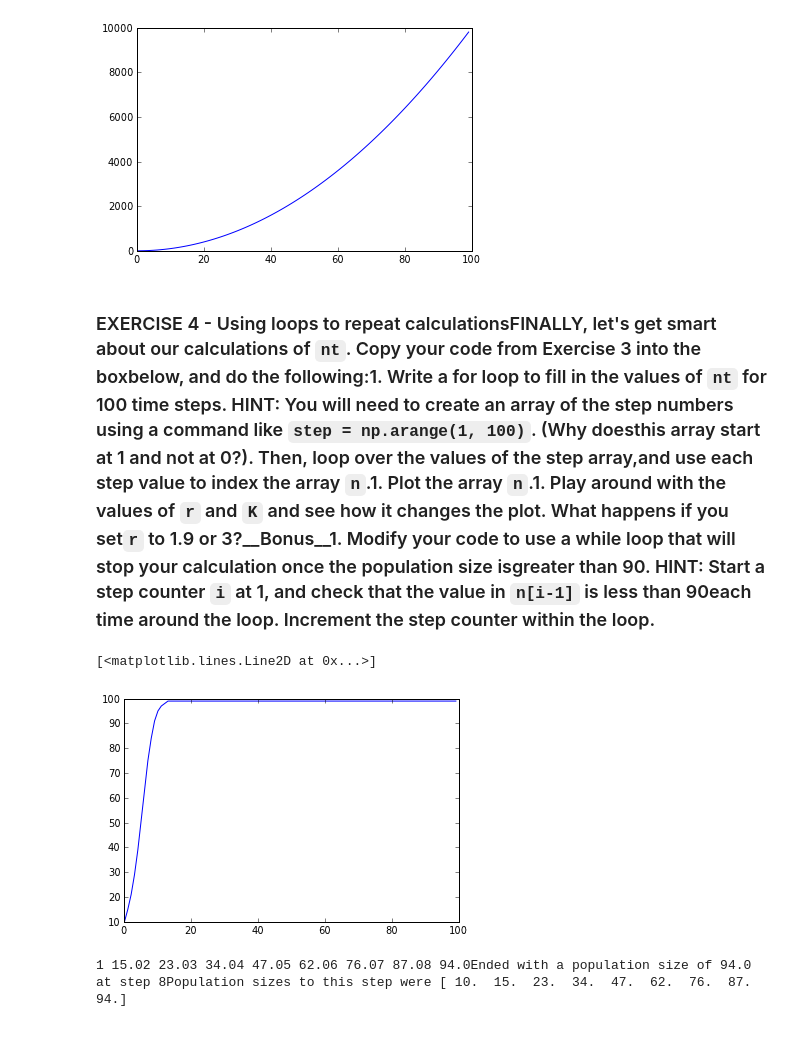
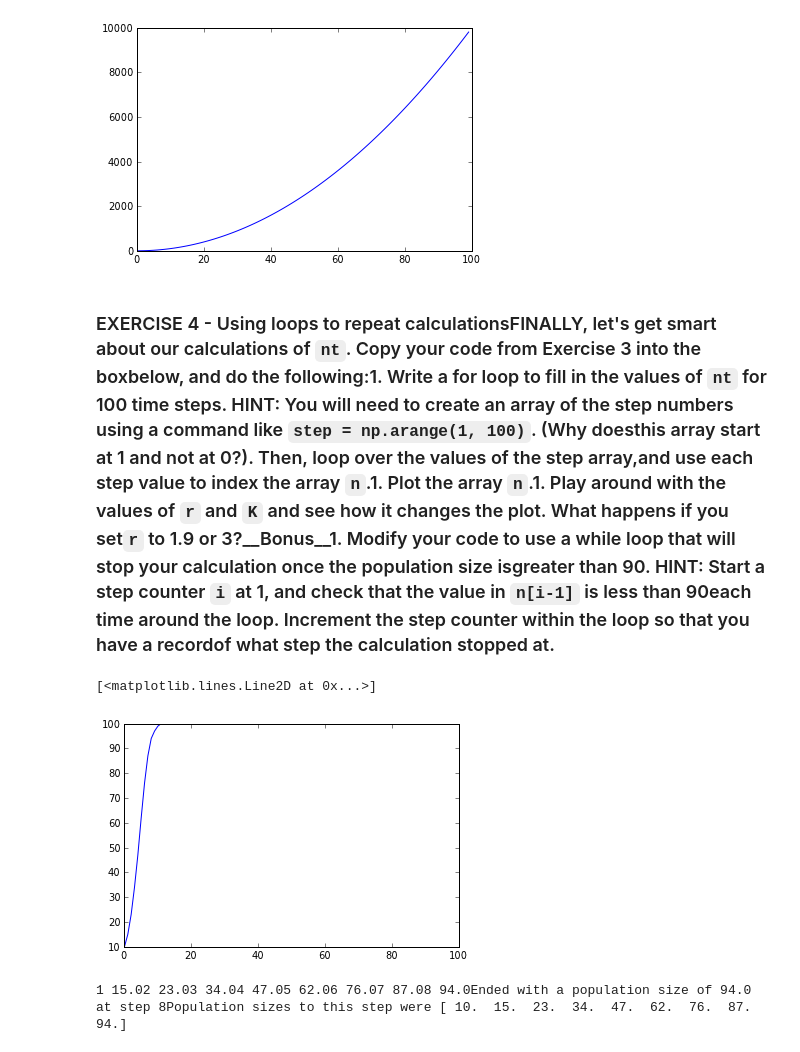
Before and after one commit to jkitzes/datasci-lessons, a Jupyter notebook: python/python-full.ipynb, the cells around one changed output. Saved outputs shown, nothing was run; the diff lists cells and outputs as text; code cells hidden in the pictures.

```diff
--- a/python/python-full.ipynb
+++ b/python/python-full.ipynb
@@ -79,3 +79,3 @@ Hello, worldheXXo, worXd
 # %%
-r = 0.6K = 100n0 = 10n1 = n0 + r*n0*(1 - n0/K)n2 = n1 + r*n1*(1 - n1/K)print n0, n1, n2print type(n2)print 'n2 more than 20: ', n2 > 20print 'n2 is int: ', n2.is_integer()
+r = 0.6K = 100n0 = 10n1 = (n0 + r*n0*(1 - n0/K))n2 = (n1 + r*n1*(1 - n1/K))print n0, n1, n2print type(n2)print 'n2 more than 20: ', n2 > 20print 'n2 is an integer: ', n2.is_integer()
 # %% [output]
@@ -199,12 +197,12 @@ Welcome to pylab, a matplotlib-based Python environment [backend: module://IPyth
 [<matplotlib.lines.Line2D at 0x...>]
 [figure]
 # %% [markdown]
-### EXERCISE 4 - Using loops to repeat calculationsFINALLY, let's get smart about our calculations of `nt`. Copy your code from Exercise 3 into the boxbelow, and do the following:1. Write a for loop to fill in the values of `nt` for 100 time steps. HINT: You will need to create an array of the step numbers using a command like `step = np.arange(1, 100)`. (Why doesthis array start at 1 and not at 0?). Then, loop over the values of the step array,and use each step value to index the array `n`.1. Plot the array `n`.1. Play around with the values of `r` and `K` and see how it changes the plot. What happens if you set`r` to 1.9 or 3?__Bonus__1. Modify your code to use a while loop that will stop your calculation once the population size isgreater than 90. HINT: Start a step counter `i` at 1, and check that the value in `n[i-1]` is less than 90each time around the loop. Increment the step counter within the loop.
+### EXERCISE 4 - Using loops to repeat calculationsFINALLY, let's get smart about our calculations of `nt`. Copy your code from Exercise 3 into the boxbelow, and do the following:1. Write a for loop to fill in the values of `nt` for 100 time steps. HINT: You will need to create an array of the step numbers using a command like `step = np.arange(1, 100)`. (Why doesthis array start at 1 and not at 0?). Then, loop over the values of the step array,and use each step value to index the array `n`.1. Plot the array `n`.1. Play around with the values of `r` and `K` and see how it changes the plot. What happens if you set`r` to 1.9 or 3?__Bonus__1. Modify your code to use a while loop that will stop your calculation once the population size isgreater than 90. HINT: Start a step counter `i` at 1, and check that the value in `n[i-1]` is less than 90each time around the loop. Increment the step counter within the loop so that you have a recordof what step the calculation stopped at.
 # %%
-r = 0.5K = 100n = np.zeros(100, dtype=float)n[0] = 10steps = np.arange(1, 100)for i in steps:    n[i] = round(n[i-1] + r*n[i-1]*(1 - n[i-1]/K))    plot(n)
+r = 0.6K = 100n = np.zeros(100, dtype=float)n[0] = 10steps = np.arange(1, 100)for i in steps:    n[i] = round(n[i-1] + r*n[i-1]*(1 - n[i-1]/K))    plot(n)
 # %% [output]
 [<matplotlib.lines.Line2D at 0x...>]
-[figure, old version]
+[figure, new version]
 # %%
 r = 0.6K = 100n = np.zeros(100)n[0] = 10i = 1while n[i-1] < 90:    n[i] = round(n[i-1] + r*n[i-1]*(1 - n[i-1]/K))    print i, n[i]    i = i + 1    print 'Ended with a population size of', n[i-1], 'at step', i-1print 'Population sizes to this step were', n[0:i]
 # %% [output]
```
Also changed, not shown: parts of 25 cells of this notebook, 1 other file.
